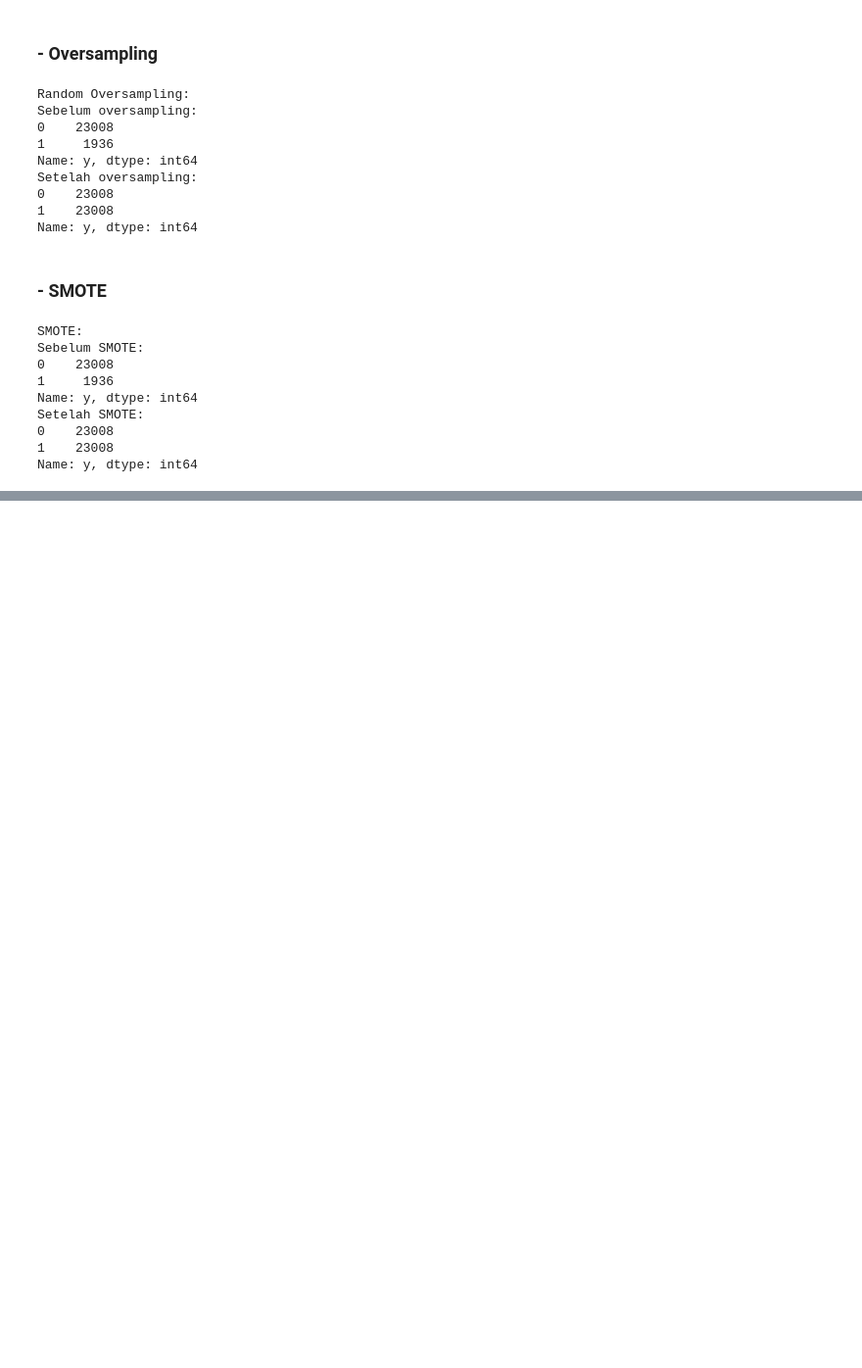
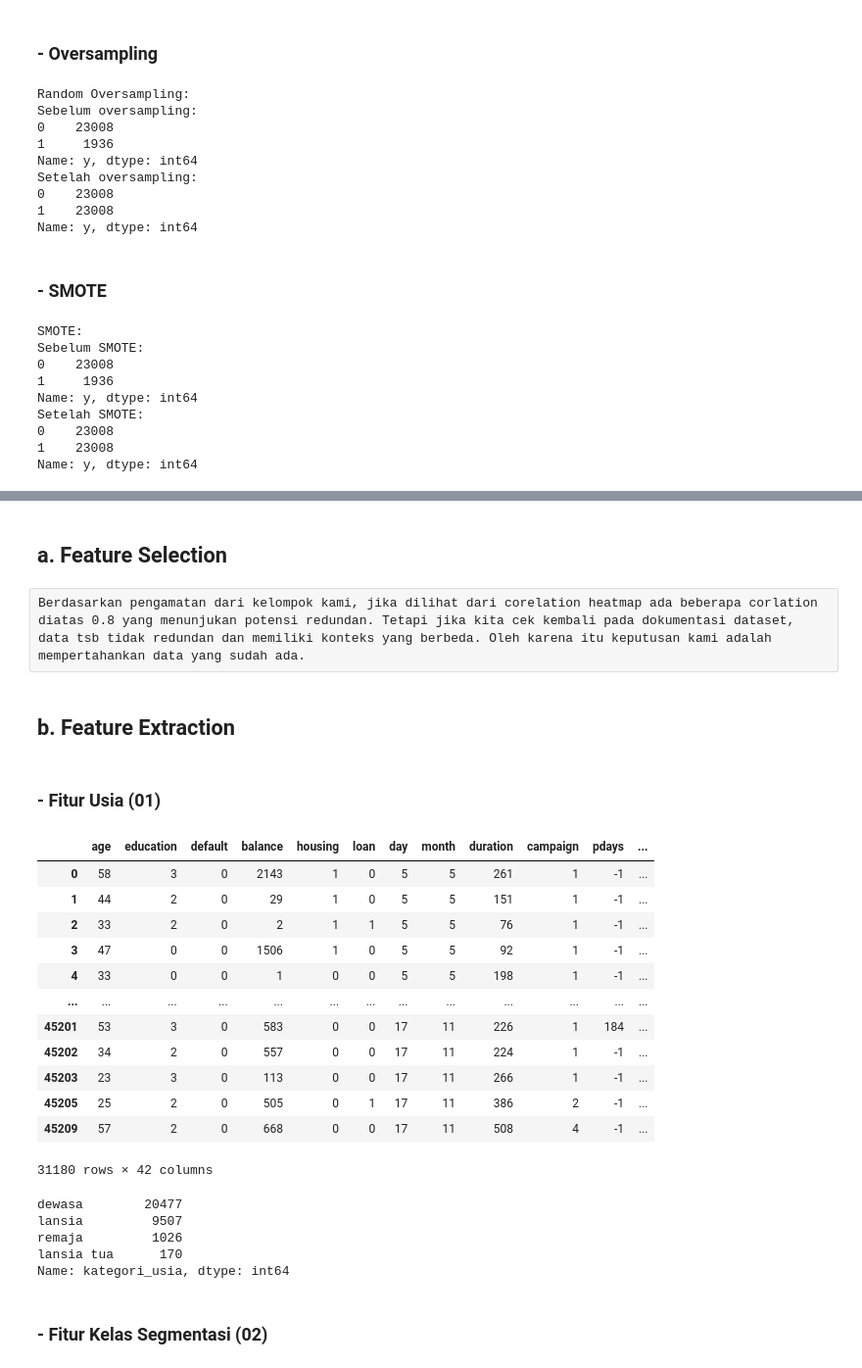
Before and after one commit to rendybk/finpro_model_masetros, a Jupyter notebook: Finpro_Phase_1.ipynb, the cells around one changed output, grey strips where cells are left out. Shown at 98% size. Cells and saved outputs as stored; diff of their text form; code cells hidden in the pictures; blank space fills up the shorter version.

```diff
--- a/Finpro_Phase_1.ipynb
+++ b/Finpro_Phase_1.ipynb
@@ -493,0 +513,51 @@ Name: y, dtype: int64
+# %% [markdown]
+## a. Feature Selection
+# %% [raw]
+Berdasarkan pengamatan dari kelompok kami, jika dilihat dari corelation heatmap ada beberapa corlation diatas 0.8 yang menunjukan potensi redundan. Tetapi jika kita cek kembali pada dokumentasi dataset, data tsb tidak redundan dan memiliki konteks yang berbeda. Oleh karena itu keputusan kami adalah mempertahankan data yang sudah ada.
+# %% [markdown]
+## b. Feature Extraction
+# %% [markdown]
+### - Fitur Usia (01)
+# %%
+# Mendefinisikan kategori usia
+def categorize_age(age):
+    if 5 <= age <= 11:
+        return 'kanak-kanak'
+    elif 12 <= age <= 25:
+        return 'remaja'
+    elif 26 <= age <= 45:
+        return 'dewasa'
+    elif 46 <= age <= 65:
+        return 'lansia'
+    elif age >= 66:
+        return 'lansia tua'
+    else:
+        return 'invalid'
+
+data['kategori_usia'] = data['age'].apply(categorize_age)
+# %%
+data
+# %% [output]
+|  | age | education | default | balance | housing | loan | day | month | duration | campaign | pdays | ... |
+| 0 | 58 | 3 | 0 | 2143 | 1 | 0 | 5 | 5 | 261 | 1 | -1 | ... |
+| 1 | 44 | 2 | 0 | 29 | 1 | 0 | 5 | 5 | 151 | 1 | -1 | ... |
+| 2 | 33 | 2 | 0 | 2 | 1 | 1 | 5 | 5 | 76 | 1 | -1 | ... |
+| 3 | 47 | 0 | 0 | 1506 | 1 | 0 | 5 | 5 | 92 | 1 | -1 | ... |
+| 4 | 33 | 0 | 0 | 1 | 0 | 0 | 5 | 5 | 198 | 1 | -1 | ... |
+| ... | ... | ... | ... | ... | ... | ... | ... | ... | ... | ... | ... | ... |
+| 45201 | 53 | 3 | 0 | 583 | 0 | 0 | 17 | 11 | 226 | 1 | 184 | ... |
+| 45202 | 34 | 2 | 0 | 557 | 0 | 0 | 17 | 11 | 224 | 1 | -1 | ... |
+| 45203 | 23 | 3 | 0 | 113 | 0 | 0 | 17 | 11 | 266 | 1 | -1 | ... |
+| 45205 | 25 | 2 | 0 | 505 | 0 | 1 | 17 | 11 | 386 | 2 | -1 | ... |
+| 45209 | 57 | 2 | 0 | 668 | 0 | 0 | 17 | 11 | 508 | 4 | -1 | ... |
+31180 rows × 42 columns
+# %%
+data['kategori_usia'].value_counts()
+# %% [output]
+dewasa        20477
+lansia         9507
+remaja         1026
+lansia tua      170
+Name: kategori_usia, dtype: int64
+# %% [markdown]
+### - Fitur Kelas Segmentasi (02)
```
Also changed, not shown: parts of 17 cells of this notebook.
